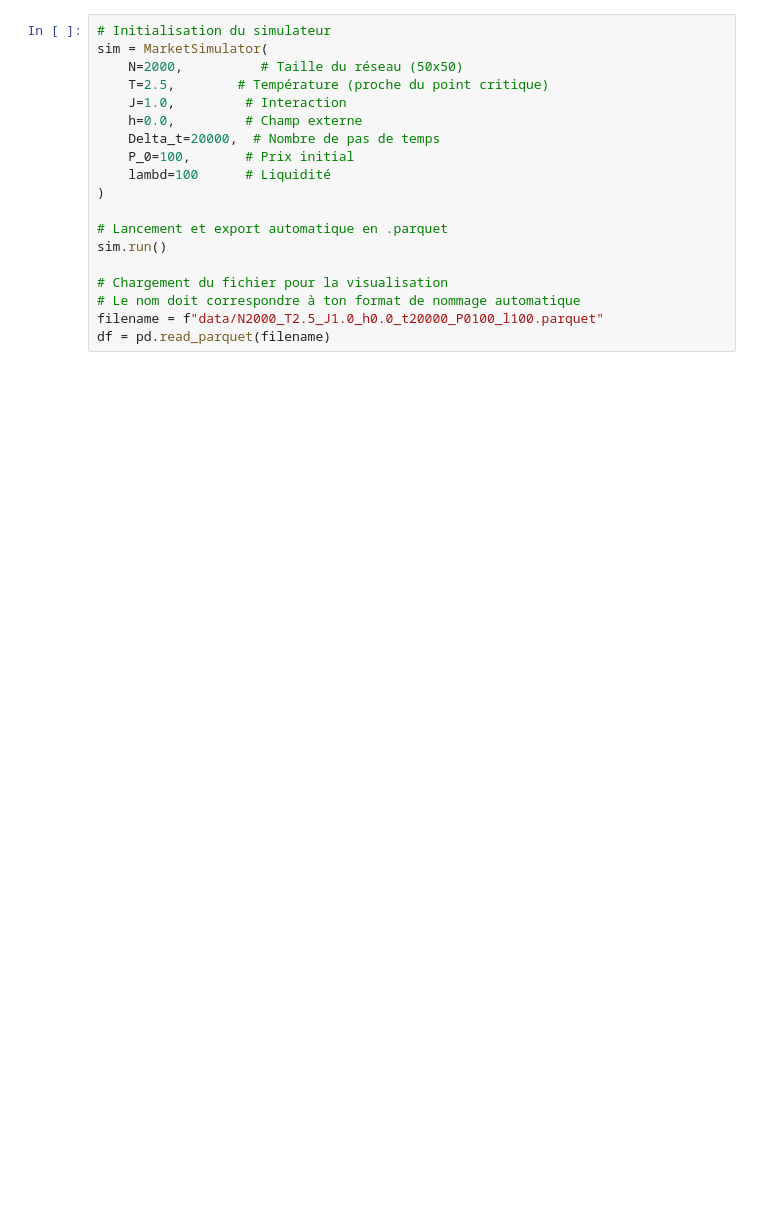
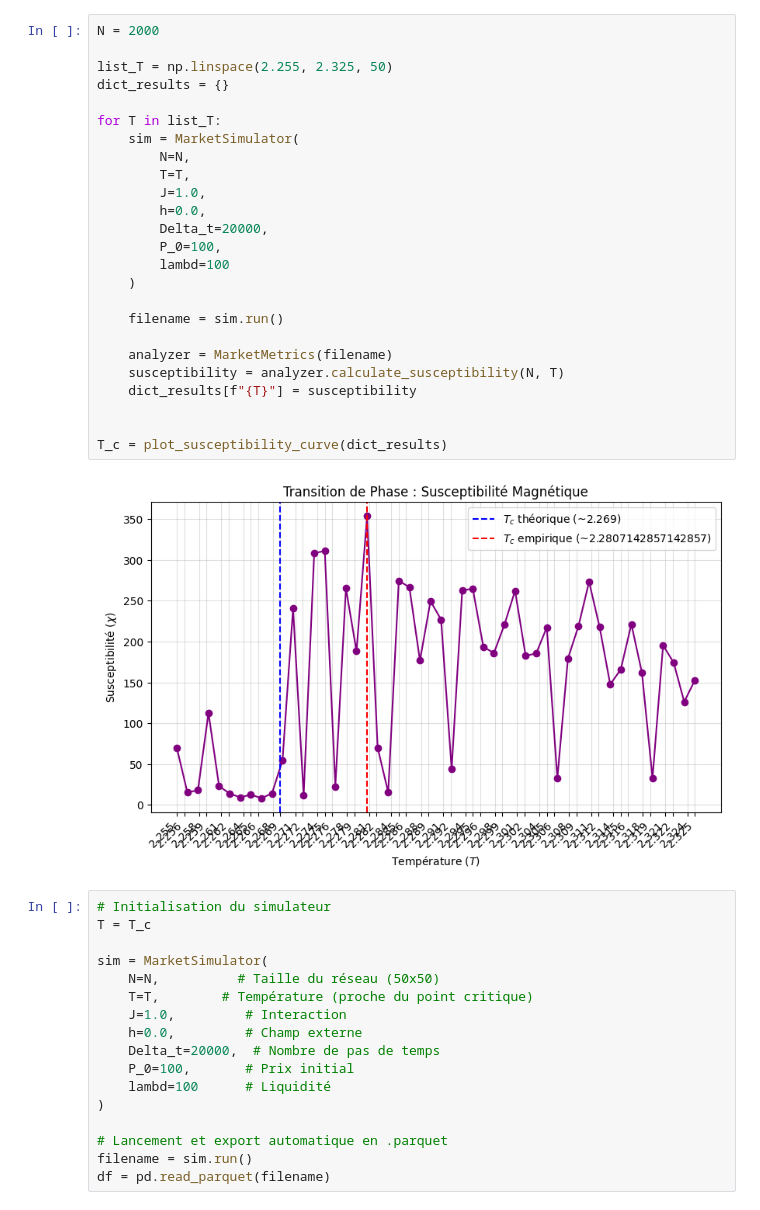
Before and after one commit to JulesPH-EPFL/Ising-Market-Dynamics, a Jupyter notebook: notebooks/analyse.ipynb, the cells around one changed output. Saved outputs shown, nothing was run; the diff lists cells and outputs as text; blank space fills up the shorter version.

```diff
--- a/notebooks/analyse.ipynb
+++ b/notebooks/analyse.ipynb
@@ -15,11 +20,40 @@ from src.simulation import MarketSimulator
 # %% [output]
 The autoreload extension is already loaded. To reload it, use:
   %reload_ext autoreload
+# %%
+N = 2000
+
+list_T = np.linspace(2.255, 2.325, 50)
+dict_results = {}
+
+for T in list_T:
+    sim = MarketSimulator(
+        N=N,
+        T=T,
+        J=1.0,
+        h=0.0,
+        Delta_t=20000,
+        P_0=100,
+        lambd=100
+    )
+
+    filename = sim.run()
+
+    analyzer = MarketMetrics(filename)
+    susceptibility = analyzer.calculate_susceptibility(N, T)
+    dict_results[f"{T}"] = susceptibility
+
+
+T_c = plot_susceptibility_curve(dict_results)
+# %% [output]
+[figure, added]
 # %%
 # Initialisation du simulateur
+T = T_c
+
 sim = MarketSimulator(
-    N=2000,          # Taille du réseau (50x50)
-    T=2.5,        # Température (proche du point critique)
+    N=N,          # Taille du réseau (50x50)
+    T=T,        # Température (proche du point critique)
     J=1.0,         # Interaction
     h=0.0,         # Champ externe
     Delta_t=20000,  # Nombre de pas de temps
@@ -28,11 +62,7 @@ sim = MarketSimulator(
 )
 
 # Lancement et export automatique en .parquet
-sim.run()
-
-# Chargement du fichier pour la visualisation
-# Le nom doit correspondre à ton format de nommage automatique
-filename = f"data/N2000_T2.5_J1.0_h0.0_t20000_P0100_l100.parquet"
+filename = sim.run()
 df = pd.read_parquet(filename)
 # %%
 # Création de la figure avec 3 sous-graphiques (subplots)
```
Also changed, not shown: parts of 5 cells of this notebook, 5 other files.
